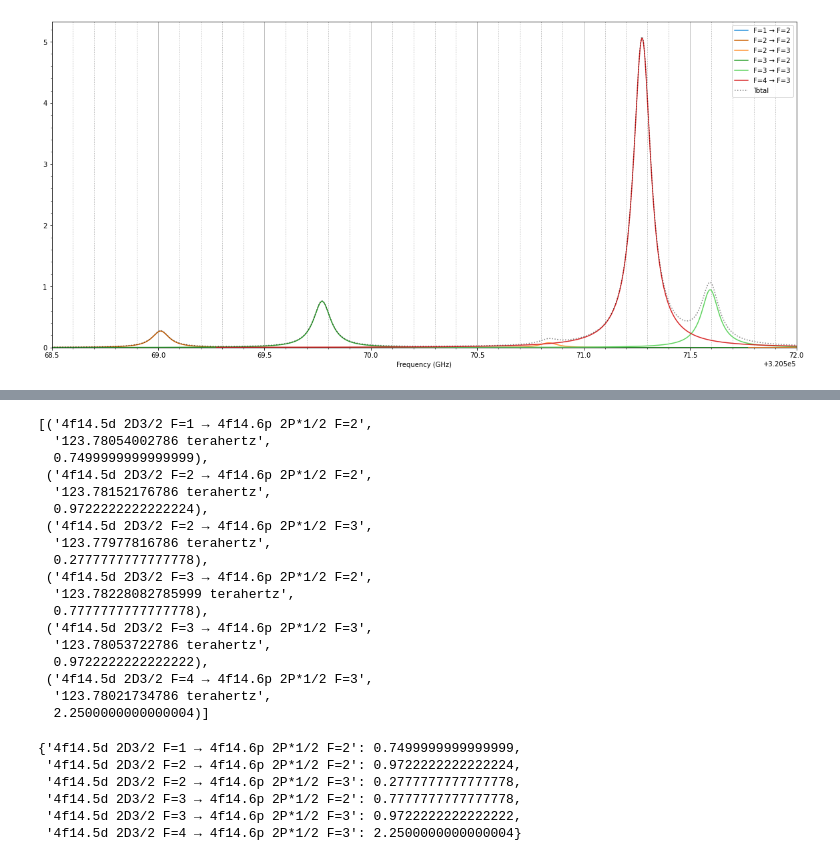
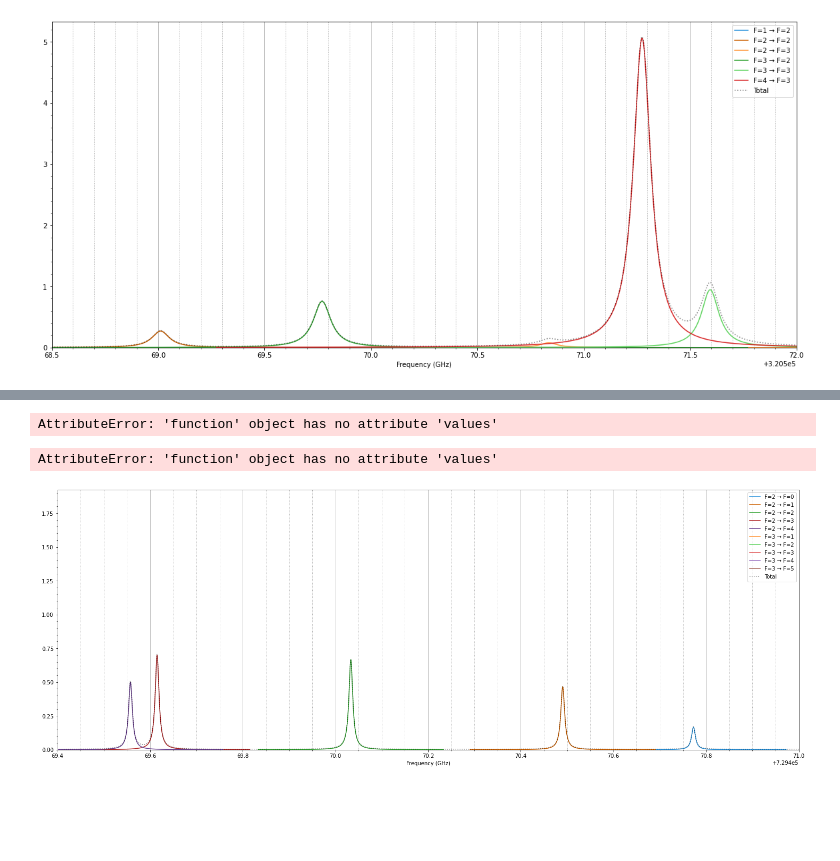
Before and after one commit to thomasdellaert/Atom-Toolkit, a Jupyter notebook: dstate.ipynb, the cells around one changed output, grey strips where cells are left out. Saved outputs shown, nothing was run; the diff lists cells and outputs as text; code cells hidden in the pictures; blank space fills up the shorter version.

```diff
--- a/dstate.ipynb
+++ b/dstate.ipynb
@@ -51,7 +51,7 @@ save = False
 # Name of the atom
 species = '173Yb'
 # Number of levels to generate
-num_levels = 20
+num_levels = 30
 # Magnetic field
 B = Q_(5.0, 'G')
 
@@ -63,4 +63,8 @@ adding internal transitions to 4f13.(2F*<7/2>).5d.6s.(3D) 3[9/2]*7/2
 Generation complete
 # %%
+t = Transition(a.levels['4f14.6s 2S1/2'], a.levels['4f14.5d 2D5/2'], A=Q_(22, 'Hz'))
+t.add_to_atom(a)
+t.set_frequency(Q_(729.476090, 'THz'))
+
 a.transitions[('4f14.5d 2D3/2', '4f13.(2F*<7/2>).5d.6s.(3D) 3[3/2]*1/2')].set_frequency(Q_(320.570339, 'THz'))
 a.transitions[('4f14.6s 2S1/2', '4f14.6p 2P*1/2')].set_frequency(Q_(812.128235, 'THz'))
@@ -183,34 +210,12 @@ pprint([(s.name, str(s.freq.to('GHz')-s.parent.freq.to('GHz')), s.rel_strength)
 # %%
 pprint([(s.name, str(s.freq.to('THz')), s.rel_strength) for s in a.transitions[('4f14.5d 2D3/2', '4f14.6p 2P*1/2')].subtransitions.values()])
 # %% [output]
-[('4f14.5d 2D3/2 F=1 → 4f14.6p 2P*1/2 F=2',
-  '123.78054002786 terahertz',
-  0.7499999999999999),
- ('4f14.5d 2D3/2 F=2 → 4f14.6p 2P*1/2 F=2',
-  '123.78152176786 terahertz',
-  0.9722222222222224),
- ('4f14.5d 2D3/2 F=2 → 4f14.6p 2P*1/2 F=3',
-  '123.77977816786 terahertz',
-  0.2777777777777778),
- ('4f14.5d 2D3/2 F=3 → 4f14.6p 2P*1/2 F=2',
-  '123.78228082785999 terahertz',
-  0.7777777777777778),
- ('4f14.5d 2D3/2 F=3 → 4f14.6p 2P*1/2 F=3',
-  '123.78053722786 terahertz',
-  0.9722222222222222),
- ('4f14.5d 2D3/2 F=4 → 4f14.6p 2P*1/2 F=3',
-  '123.78021734786 terahertz',
-  2.2500000000000004)]
+AttributeError: 'function' object has no attribute 'values'
 # %%
 p_state_ampls = {s.name: s.rel_strength for s in a.transitions[('4f14.5d 2D3/2', '4f14.6p 2P*1/2')].subtransitions.values()}
 p_state_ampls
 # %% [output]
-{'4f14.5d 2D3/2 F=1 → 4f14.6p 2P*1/2 F=2': 0.7499999999999999,
- '4f14.5d 2D3/2 F=2 → 4f14.6p 2P*1/2 F=2': 0.9722222222222224,
- '4f14.5d 2D3/2 F=2 → 4f14.6p 2P*1/2 F=3': 0.2777777777777778,
- '4f14.5d 2D3/2 F=3 → 4f14.6p 2P*1/2 F=2': 0.7777777777777778,
- '4f14.5d 2D3/2 F=3 → 4f14.6p 2P*1/2 F=3': 0.9722222222222222,
- '4f14.5d 2D3/2 F=4 → 4f14.6p 2P*1/2 F=3': 2.2500000000000004}
+AttributeError: 'function' object has no attribute 'values'
 # %%
 ampl_dict = {'4f14.5d 2D3/2 F=1 → 4f13.(2F*<7/2>).5d.6s.(3D) 3[3/2]*1/2 F=2': 0.,
             '4f14.5d 2D3/2 F=2 → 4f13.(2F*<7/2>).5d.6s.(3D) 3[3/2]*1/2 F=2': 0.2777777777777778,
@@ -218,3 +223,25 @@ ampl_dict = {'4f14.5d 2D3/2 F=1 → 4f13.(2F*<7/2>).5d.6s.(3D) 3[3/2]*1/2 F=2':
             '4f14.5d 2D3/2 F=3 → 4f13.(2F*<7/2>).5d.6s.(3D) 3[3/2]*1/2 F=2': 0.9722222222222222,
             '4f14.5d 2D3/2 F=3 → 4f13.(2F*<7/2>).5d.6s.(3D) 3[3/2]*1/2 F=3': 0.9722222222222222,
             '4f14.5d 2D3/2 F=4 → 4f13.(2F*<7/2>).5d.6s.(3D) 3[3/2]*1/2 F=3': 2.2500000000000004,}
+# %%
+%matplotlib inline
+
+a.B = Q_(4.6, 'G')
+
+plt.figure(figsize=(25, 9))
+
+lineshape = lineshapes.LorentzianLineShape(gamma=.01)
+
+spectra.plot_spectrum(a.transitions[t.model_name],
+                       lineshape=lineshape, coloring='u', num_points=1000)
+
+plt.xlim(729469.4, 729471)
+ax = plt.gca()
+ax.grid(True, 'major', axis='x')
+ax.minorticks_on()
+
+ax.grid(True, 'minor', axis='x', linestyle=':', linewidth=1)
+
+plt.show()
+# %% [output]
+[figure, added]
```
Also changed, not shown: parts of 6 cells of this notebook, 2 other files.
